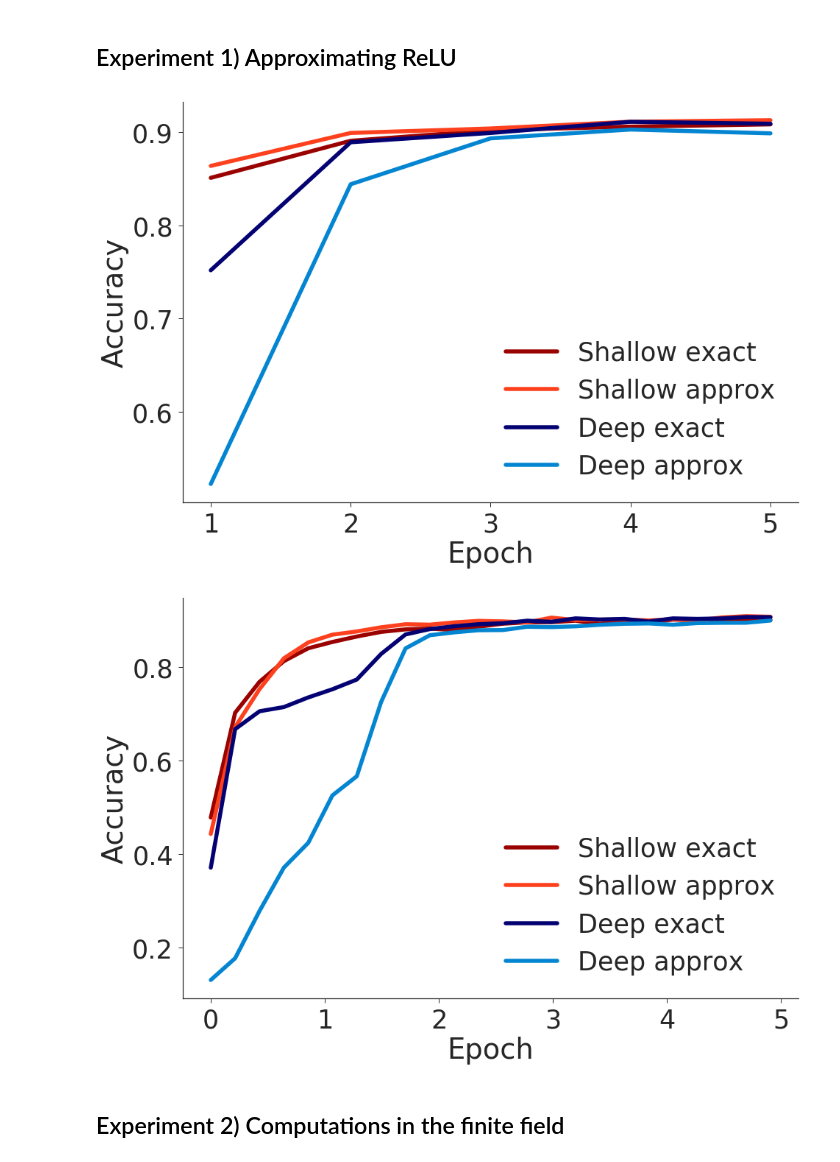
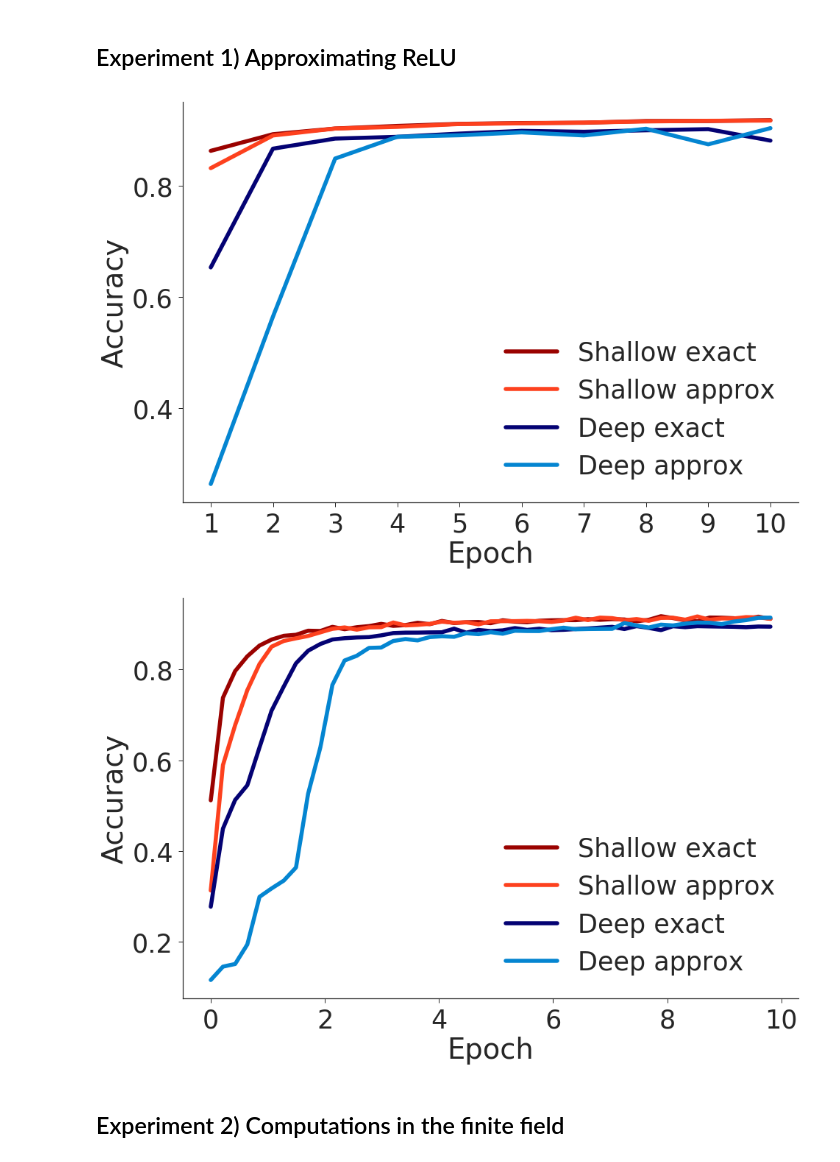
Before and after one commit to koenvanderveen/privateml, a Jupyter notebook: image_analysis/Results.ipynb, the cells around one changed output. Saved outputs shown, nothing was run; the diff lists cells and outputs as text; code cells hidden in the pictures.

```diff
--- a/image_analysis/Results.ipynb
+++ b/image_analysis/Results.ipynb
@@ -26,34 +26,34 @@ sns.set_context("notebook", font_scale=3.5, rc={"lines.linewidth":5.5})
 # %%
 # Get data
 file_names = ['exp1_convnet_shallow_exact', 'exp1_convnet_shallow_approx',
               'exp1_convnet_deep_exact', 'exp1_convnet_deep_approx']
 
 data = defaultdict(list)
 for file_name in file_names:
     with open('results/' + file_name + '.csv', 'r') as csvfile:
         reader = csv.reader(csvfile, delimiter=',')
         for row in reader:
-            if row[7] != '' and row[1] != ' epoch':
+            if row[7] != '' and row[1] != ' epoch' and int(row[1]) < 10:
                 data[file_name].append([int(row[1]) + 1, float(row[7])])
 
 x, y = [], []
 for file_name in file_names:
     x_, y_ = zip(*data[file_name])
     x.append(list(x_))
     y.append(list(y_))
 
 # Plot
 f, ax = plt.subplots(1, 1)
 ax.plot(x[0], y[0], sns.xkcd_rgb["deep red"], x[1], y[1], sns.xkcd_rgb["orange red"],
          x[2], y[2], sns.xkcd_rgb["deep blue"], x[3], y[3], sns.xkcd_rgb["cerulean"])
 plt.ylabel('Accuracy')
 plt.xlabel('Epoch')
 sns.despine()
 ax.legend(['Shallow exact', 'Shallow approx', 'Deep exact', 'Deep approx'])
 ax.xaxis.set_major_locator(MaxNLocator(integer=True))
 plt.savefig("results/img/exp1_relu_test.png", transparent=True)
 # %% [output]
-[figure, old version]
+[figure, new version]
 # %%
 # Get data
 file_names = ['exp1_convnet_shallow_exact', 'exp1_convnet_shallow_approx',
@@ -64,7 +64,7 @@ for file_name in file_names:
     with open('results/' + file_name + '.csv', 'r') as csvfile:
         reader = csv.reader(csvfile, delimiter=',')
         for row in reader:
-            if row[1] != ' epoch':
+            if row[1] != ' epoch' and int(row[1]) < 10:
                 data[file_name].append([int(row[1]) * 468 + int(row[2]), float(row[5])])
 
 x, y = [], []
@@ -93,7 +93,7 @@ ax = plt.gca()
 fig = plt.gcf()
 plt.savefig("results/img/exp1_relu_train.png", transparent=True)
 # %% [output]
-[figure, old version]
+[figure, new version]
 # %% [markdown]
 ## Experiment 2) Computations in the finite field
 # %%
```
Also changed, not shown: parts of 1 cell of this notebook, 1 other file.
